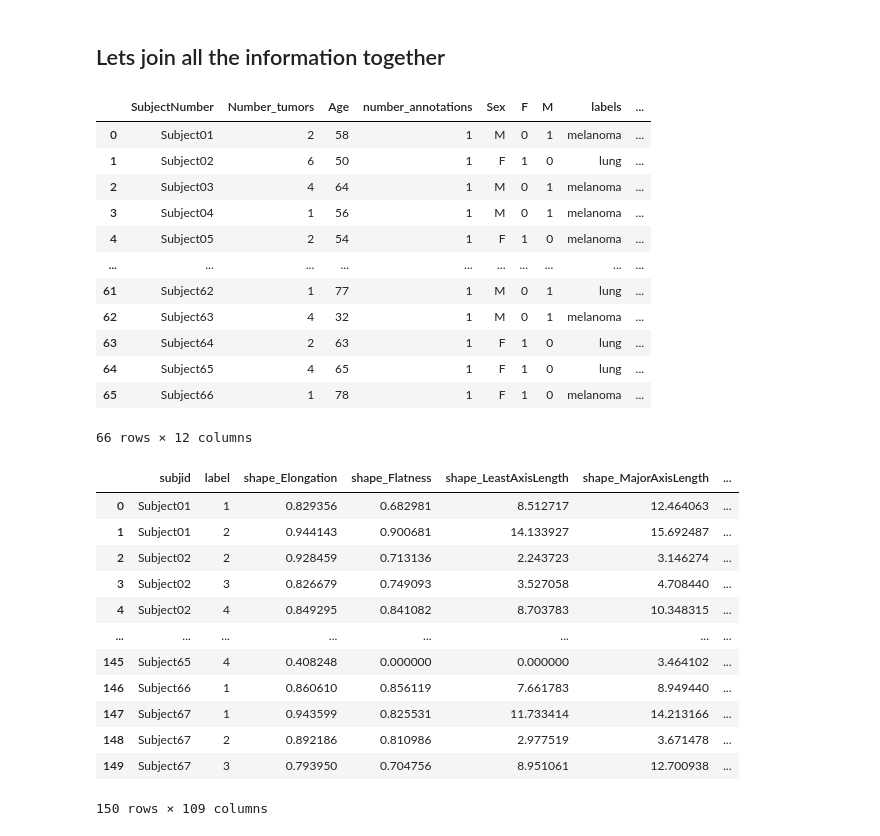
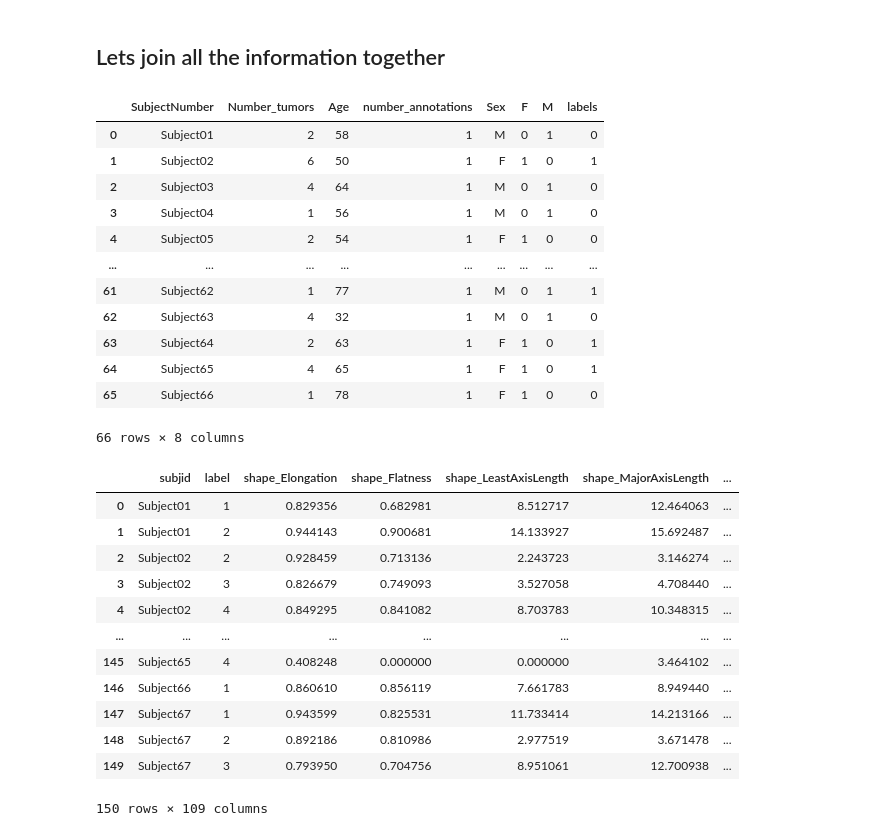
Before and after one commit to AlvaroMillanRuiz/Thesis-AlvaroMillanRuiz, a Jupyter notebook: Radiomic Features.ipynb, the cells around one changed output. Cells and saved outputs as stored; diff of their text form; code cells hidden in the pictures.

```diff
--- a/Radiomic Features.ipynb
+++ b/Radiomic Features.ipynb
@@ -321,37 +362,53 @@ standford
 standford.to_excel(r'standford_radiomic_features.xlsx', index=True)
 # %% [markdown]
 ## Lets join  all the information together
+# %%
+oslo_labels = pd.read_excel('oslo_labels.xlsx')
+oslo_labels = oslo_labels.drop(['breast', 'lung', 'melanoma', 'other'], axis = 1)
+
+def create_labels(row):
+    if row['labels'] == 'melanoma':
+        return 0
+    elif row['labels'] == 'lung':
+        return 1
+    elif row['labels'] == 'breast':
+        return 2
+    elif row['labels'] == 'other':
+        return 3
+    else:
+        return row['labels']
+
+oslo_labels['labels'] = oslo_labels.apply(create_labels, axis=1)
+oslo_labels
+# %% [output]
+|  | SubjectNumber | Number_tumors | Age | number_annotations | Sex | F | M | labels |
+| 0 | Subject01 | 2 | 58 | 1 | M | 0 | 1 | 0 |
+| 1 | Subject02 | 6 | 50 | 1 | F | 1 | 0 | 1 |
+| 2 | Subject03 | 4 | 64 | 1 | M | 0 | 1 | 0 |
+| 3 | Subject04 | 1 | 56 | 1 | M | 0 | 1 | 0 |
+| 4 | Subject05 | 2 | 54 | 1 | F | 1 | 0 | 0 |
+| ... | ... | ... | ... | ... | ... | ... | ... | ... |
+| 61 | Subject62 | 1 | 77 | 1 | M | 0 | 1 | 1 |
+| 62 | Subject63 | 4 | 32 | 1 | M | 0 | 1 | 0 |
+| 63 | Subject64 | 2 | 63 | 1 | F | 1 | 0 | 1 |
+| 64 | Subject65 | 4 | 65 | 1 | F | 1 | 0 | 1 |
+| 65 | Subject66 | 1 | 78 | 1 | F | 1 | 0 | 0 |
+66 rows × 8 columns
 # %%
-oslo_labels = pd.read_excel('oslo_labels.xlsx')
-oslo_labels
+oslo_radiomic_features = pd.read_excel('oslo_radiomic_features.xlsx')
+oslo_radiomic_features
 # %% [output]
-|  | SubjectNumber | Number_tumors | Age | number_annotations | Sex | F | M | labels | ... |
-| 0 | Subject01 | 2 | 58 | 1 | M | 0 | 1 | melanoma | ... |
-| 1 | Subject02 | 6 | 50 | 1 | F | 1 | 0 | lung | ... |
-| 2 | Subject03 | 4 | 64 | 1 | M | 0 | 1 | melanoma | ... |
-| 3 | Subject04 | 1 | 56 | 1 | M | 0 | 1 | melanoma | ... |
-| 4 | Subject05 | 2 | 54 | 1 | F | 1 | 0 | melanoma | ... |
-| ... | ... | ... | ... | ... | ... | ... | ... | ... | ... |
-| 61 | Subject62 | 1 | 77 | 1 | M | 0 | 1 | lung | ... |
-| 62 | Subject63 | 4 | 32 | 1 | M | 0 | 1 | melanoma | ... |
-| 63 | Subject64 | 2 | 63 | 1 | F | 1 | 0 | lung | ... |
-| 64 | Subject65 | 4 | 65 | 1 | F | 1 | 0 | lung | ... |
-| 65 | Subject66 | 1 | 78 | 1 | F | 1 | 0 | melanoma | ... |
+|  | subjid | label | shape_Elongation | shape_Flatness | shape_LeastAxisLength | shape_MajorAxisLength | ... |
+| 0 | Subject01 | 1 | 0.829356 | 0.682981 | 8.512717 | 12.464063 | ... |
+| 1 | Subject01 | 2 | 0.944143 | 0.900681 | 14.133927 | 15.692487 | ... |
+| 2 | Subject02 | 2 | 0.928459 | 0.713136 | 2.243723 | 3.146274 | ... |
+| 3 | Subject02 | 3 | 0.826679 | 0.749093 | 3.527058 | 4.708440 | ... |
+| 4 | Subject02 | 4 | 0.849295 | 0.841082 | 8.703783 | 10.348315 | ... |
+| ... | ... | ... | ... | ... | ... | ... | ... |
+| 145 | Subject65 | 4 | 0.408248 | 0.000000 | 0.000000 | 3.464102 | ... |
+| 146 | Subject66 | 1 | 0.860610 | 0.856119 | 7.661783 | 8.949440 | ... |
+| 147 | Subject67 | 1 | 0.943599 | 0.825531 | 11.733414 | 14.213166 | ... |
+| 148 | Subject67 | 2 | 0.892186 | 0.810986 | 2.977519 | 3.671478 | ... |
+| 149 | Subject67 | 3 | 0.793950 | 0.704756 | 8.951061 | 12.700938 | ... |
-66 rows × 12 columns
+150 rows × 109 columns
-# %%
-oslo_radiomic_features = pd.read_excel('oslo_radiomic_features.xlsx')
-# %% [output]
-|  | subjid | label | shape_Elongation | shape_Flatness | shape_LeastAxisLength | shape_MajorAxisLength | ... |
-| 0 | Subject01 | 1 | 0.829356 | 0.682981 | 8.512717 | 12.464063 | ... |
-| 1 | Subject01 | 2 | 0.944143 | 0.900681 | 14.133927 | 15.692487 | ... |
-| 2 | Subject02 | 2 | 0.928459 | 0.713136 | 2.243723 | 3.146274 | ... |
-| 3 | Subject02 | 3 | 0.826679 | 0.749093 | 3.527058 | 4.708440 | ... |
-| 4 | Subject02 | 4 | 0.849295 | 0.841082 | 8.703783 | 10.348315 | ... |
-| ... | ... | ... | ... | ... | ... | ... | ... |
-| 145 | Subject65 | 4 | 0.408248 | 0.000000 | 0.000000 | 3.464102 | ... |
-| 146 | Subject66 | 1 | 0.860610 | 0.856119 | 7.661783 | 8.949440 | ... |
-| 147 | Subject67 | 1 | 0.943599 | 0.825531 | 11.733414 | 14.213166 | ... |
-| 148 | Subject67 | 2 | 0.892186 | 0.810986 | 2.977519 | 3.671478 | ... |
-| 149 | Subject67 | 3 | 0.793950 | 0.704756 | 8.951061 | 12.700938 | ... |
-150 rows × 109 columns
 # %%
```
Also changed, not shown: parts of 19 cells of this notebook.
